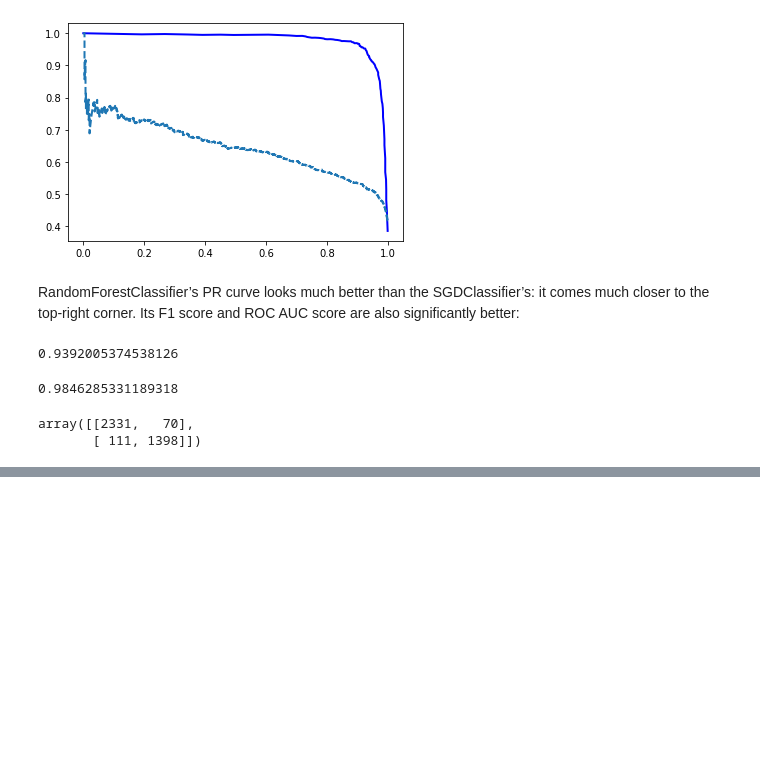
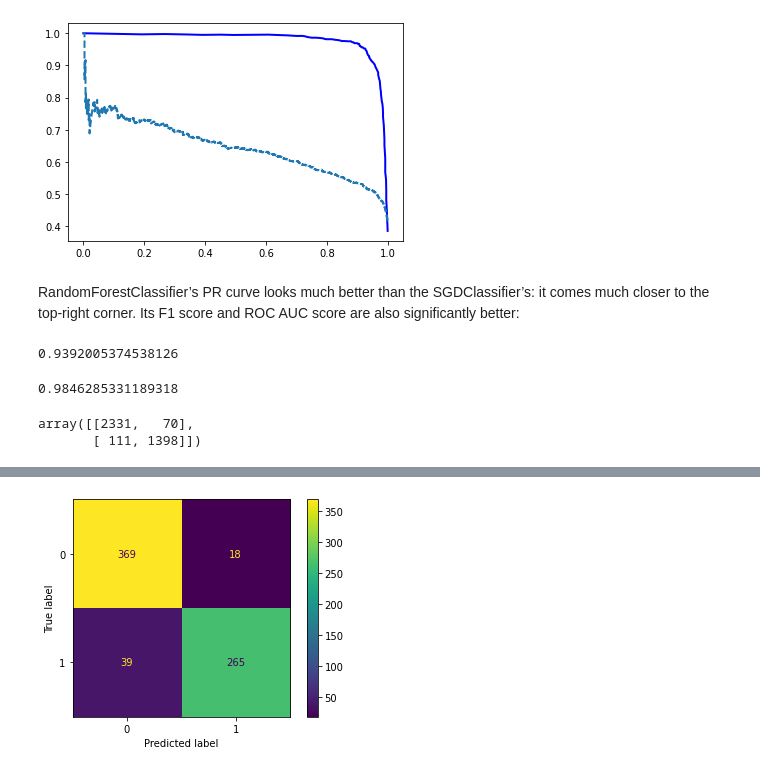
Before and after one commit to mgino11/Web_Analytics, a Jupyter notebook: Spambase.ipynb, the cells around one changed output, grey strips where cells are left out. Drawn from its saved outputs; the diff is of its cells as text; code cells hidden in the pictures; blank space fills up the shorter version.

```diff
--- a/Spambase.ipynb
+++ b/Spambase.ipynb
@@ -276,0 +309,4 @@ array([[2331,   70],
+# %%
+from sklearn import linear_model
+
+maxent = linear_model.LogisticRegression(penalty='l2', C=1, random_state=42, max_iter=100)
@@ -276,0 +315,3 @@ array([[2331,   70],
+# %%
+maxent.fit(X_train, y_train)
+print(maxent.coef_)
@@ -276,0 +341,7 @@ array([[2331,   70],
+# %%
+# from sklearn.metrics import accuracy_score
+
+# Predict vector with (integer) labels
+y_train_pred_maxent = maxent.predict(X_test)
+test_acc = accuracy_score(y_test, y_train_pred_maxent)
+test_acc
@@ -276,0 +364,9 @@ array([[2331,   70],
+# %%
+# from sklearn.metrics import f1_score
+from sklearn.metrics import ConfusionMatrixDisplay
+
+cm3 = confusion_matrix(y_test, y_train_pred_maxent)
+
+cm3_display = ConfusionMatrixDisplay(cm3).plot()
+# %% [output]
+[figure, added]
```
Also changed, not shown: parts of 9 cells of this notebook.
